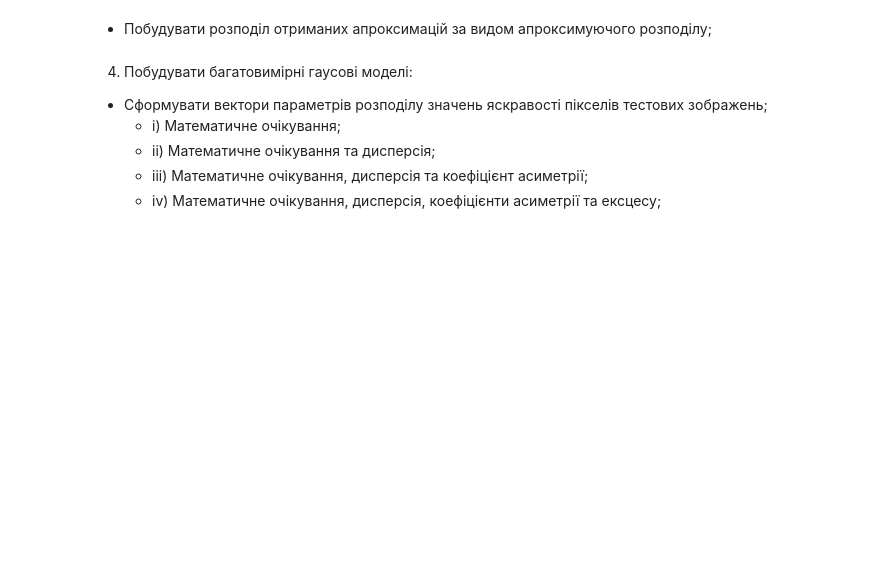
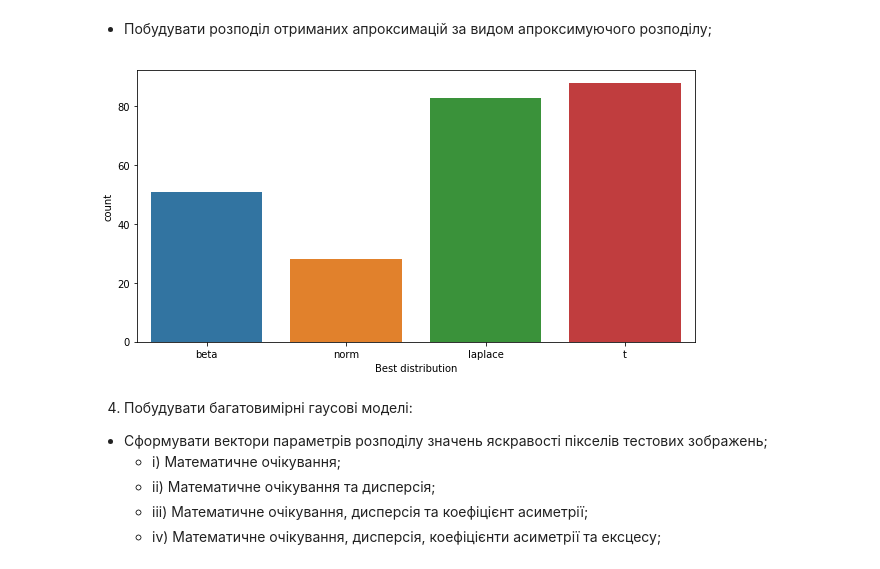
Before and after one commit to EddieKro/MathMethods_in_ML, a Jupyter notebook: notebooks/Lab1.ipynb, the cells around one changed output. Drawn from its saved outputs; the diff is of its cells as text; code cells hidden in the pictures; blank space fills up the shorter version.

```diff
--- a/notebooks/Lab1.ipynb
+++ b/notebooks/Lab1.ipynb
@@ -113,7 +159,7 @@ sns.distplot(brightness_distribution.keys(), bins=32, hist_kws={'weights':bright
 # %% [markdown]
 * 	Для кожної гістограми визначити найкращий тип апроксимуючого розподілу за критерієм мінімізації середньо квадратичного відхилення;
 # %%
-def calculate_mse(distribution='norm'):
+def calculate_mse(brightness_distribution,distribution='norm'):
     space = np.linspace(0,255,num=256)
     if distribution=='norm':
         pdf = stats.norm.pdf(space,*stats.norm.fit(brightness_distribution.values))#wrong fit
@@ -125,4 +171,11 @@ def calculate_mse(distribution='norm'):
         pdf = stats.beta.pdf(space,*stats.beta.fit(brightness_distribution.values))
 
     predicted = pdf * brightness_distribution.values.sum()
-    return mean_squared_error(brightness_distribution.values,predicted), predicted
+    return mean_squared_error(brightness_distribution.values,predicted)
+
+def get_best_dist(brightness_dist):
+    distributions = ['norm','t','laplace','beta']
+    mse_dict = {d: calculate_mse(brightness_dist,distribution=d) for d in distributions}
+    min_dist = min(mse_dict, key=lambda k: mse_dict[k])
+
+    return (min_dist, round(mse_dict[min_dist],2))
@@ -145,0 +182,5 @@ calculate_mse('beta')[0]
+# %%
+best_dist_dict = {ind+1: get_best_dist(brightness_distribution_list[ind]) for ind in range(len(brightness_distribution_list))}
+best_distribution_df = pd.DataFrame.from_dict(best_dist_dict,orient='index',columns=['Best distribution','MSE'])
+best_distribution_df.index.rename('Image',inplace=True)
+best_distribution_df
@@ -146,5 +202,10 @@ calculate_mse('beta')[0]
 # %% [markdown]
 *	Побудувати розподіл отриманих апроксимацій за видом апроксимуючого розподілу;
+# %%
+plt.figure(figsize=(10,5))
+sns.countplot(best_distribution_df['Best distribution']);
+# %% [output]
+[figure, added]
 # %% [markdown]
 4)	Побудувати багатовимірні гаусові моделі:
 *	Сформувати вектори параметрів розподілу значень яскравості пікселів тестових зображень;
```
Also changed, not shown: parts of 28 cells of this notebook, 4 other files.
